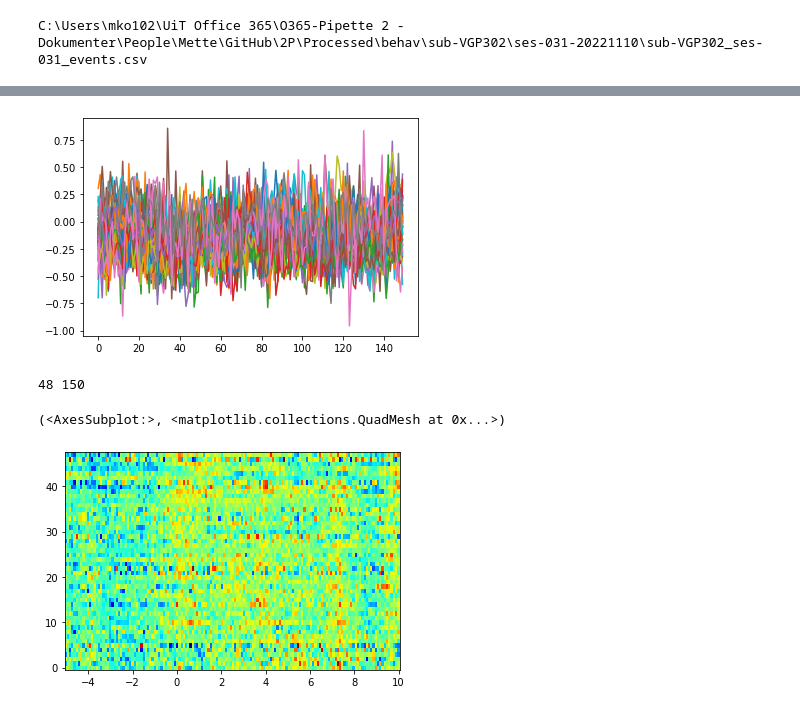
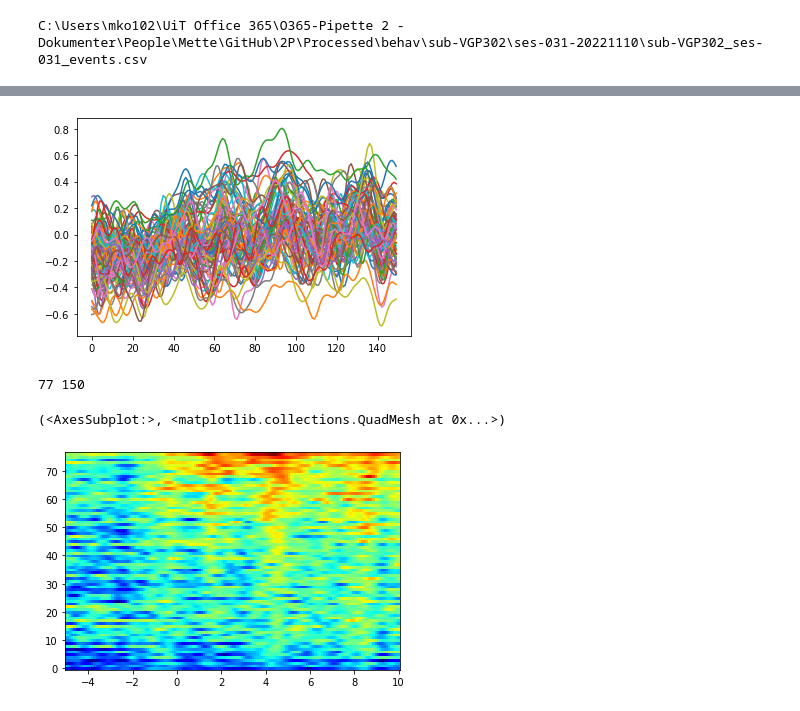
Before and after one commit to jetsetmette/VGP, a Jupyter notebook: notebooks/postprocessing_V1.0.ipynb, the cells around one changed output, grey strips where cells are left out. Saved outputs shown, nothing was run; the diff lists cells and outputs as text; code cells hidden in the pictures.

```diff
--- a/notebooks/postprocessing_V1.0.ipynb
+++ b/notebooks/postprocessing_V1.0.ipynb
@@ -79,6 +79,8 @@ df = pd.read_csv(events_file)
 
 pump_frames = list(df[df['Item1'] == 'pump_on']['Item2.Item2'])
 
+pump_frames=[frame for frame in pump_frames if frame < len(z)-100] #removes event if too close to the end
+
 licks_frames = list (df[df['Item1']== 'Lick']['Item2.Item2'])
 # %%
 df
@@ -219,11 +221,13 @@ def filter_cell(x):
 f, ax =plt.subplots()
 
 avg_pump = np.zeros((len(cell_idx), 150))
+avg_hit = np.zeros((len(cell_idx), 150))
+avg_miss = np.zeros((len(cell_idx), 150))
 for i, cell in enumerate(cell_idx):
     x = raw_F[cell, :] - 0.7*(neu_F[cell, :])
     x = raw_F[cell, :]
     x = (x - np.mean(x))/np.std(x)
-    # x = filter_cell(x)
+    x = filter_cell(x)
 
     snips = []
     for p in pump_frames:
@@ -246,14 +250,18 @@ for i, cell in enumerate(cell_idx):
     for p in hit:
         snips_hit.append(x[p-50:p+100])
 
+
     avg = np.mean(snips, axis=0)
 
     avg_h = np.mean(snips_hit, axis=0)
 
     ax.plot(avg_h)
     avg_pump[i,:] = avg
+    avg_hit[i,:] =avg_h
 # %% [output]
-[figure, old version]
+[figure, new version]
+# %%
+maxsignal=[np.max(signal[50:100]) for signal in avg_hit]
 # %%
 def make_heatmap(data, events=None, ax=None, cmap="jet", sort=True, ylabel="Trials"):
 
@@ -269,13 +277,13 @@ def make_heatmap(data, events=None, ax=None, cmap="jet", sort=True, ylabel="Tria
     yvals = np.arange(0, ntrials)
     xx, yy = np.meshgrid(xvals, yvals)
 
-#     if sort == True:
-#         try:
-#             inds = np.argsort(events)
-#             data = [data[i] for i in inds]
-#             events = [events[i] for i in inds]
-#         except:
-#             print("Events cannot be sorted")
+    if sort == True:
+        try:
+            inds = np.argsort(events)
+            data = [data[i] for i in inds]
+            events = [events[i] for i in inds]
+        except:
+            print("Events cannot be sorted")
 
     mesh = ax.pcolormesh(xx, yy, data, cmap=cmap, shading="auto")
 
@@ -293,9 +301,9 @@ def make_heatmap(data, events=None, ax=None, cmap="jet", sort=True, ylabel="Tria
     return ax, mesh
 # %%
 f, ax = plt.subplots()
-make_heatmap(avg_pump, ax=ax)
+make_heatmap(avg_hit,events=maxsignal, ax=ax)
 # %% [output]
-48 150
+77 150
 (<AxesSubplot:>, <matplotlib.collections.QuadMesh at 0x...>)
-[figure, old version]
+[figure, new version]
 # %%
```
Also changed, not shown: parts of 18 cells of this notebook.
